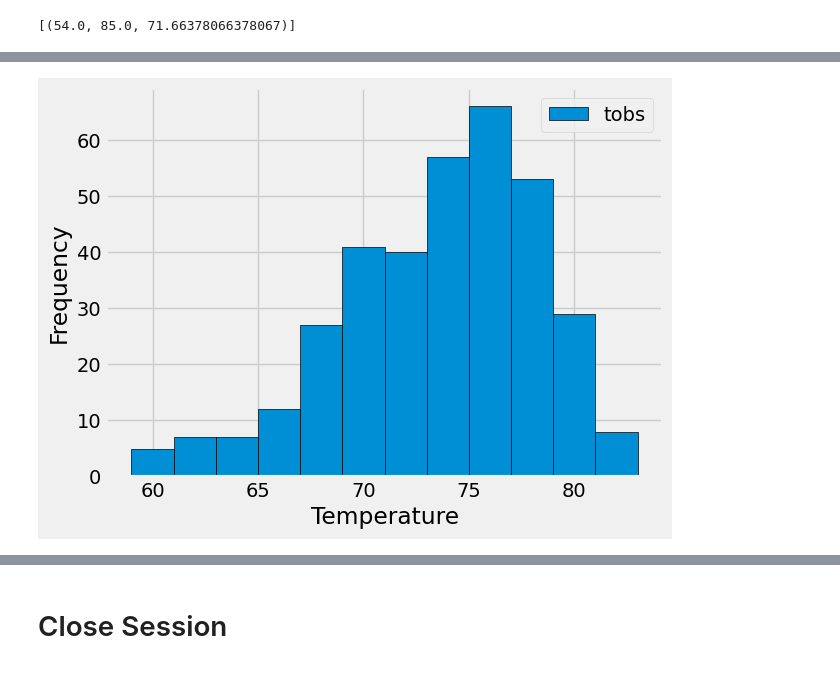
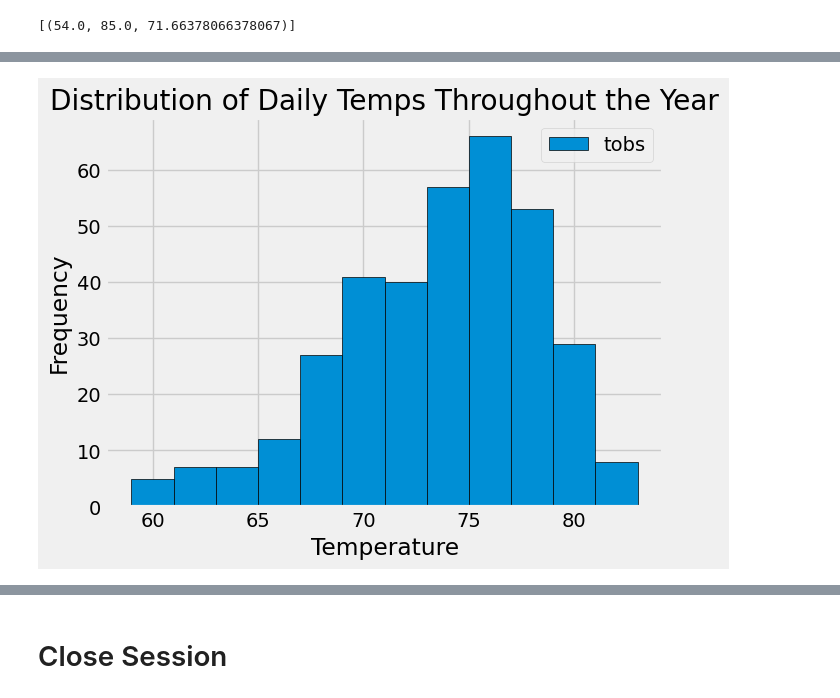
Before and after one commit to nmrodio/sqlalchemy-challenge, a Jupyter notebook: SurfsUp/climate_starter.ipynb, the cells around one changed output, grey strips where cells are left out. Drawn from its saved outputs; the diff is of its cells as text; code cells hidden in the pictures.

Commit message:
Finished code and comments for climate_starter.ipynb

```diff
--- a/SurfsUp/climate_starter.ipynb
+++ b/SurfsUp/climate_starter.ipynb
@@ -20,9 +20,9 @@ from sqlalchemy import create_engine, func, inspect
 engine = create_engine("sqlite:///Resources/hawaii.sqlite")
 # %%
 # reflect an existing database into a new model
-Base = automap_base()                                    ### !!!!!!!!!! I THINK THESE LINES OF CODE ARE IN THE APPRIORIATE SPOTS!!!!!!!!!!!!
+base = automap_base()
 
 
 # reflect the tables
-Base.prepare(autoload_with=engine)    # This is telling the "connection" to prepare the data and "autoload" the the data from the database using the "engine"
+base.prepare(autoload_with=engine)    # This is telling the "connection" to prepare the data and "autoload" the the data from the database using the "engine"
 # %%
@@ -38,10 +34,10 @@ Base.classes.keys()                                  #===============> COULDNT I
 # Save references to each table ==> "Save as variable"
 
 # Measurement Reference
-Measurement = Base.classes.measurement
+measurement = base.classes.measurement
 
 # Station Reference
-Station = Base.classes.station
+station = base.classes.station
 # %%
 # Create our session (link) from Python to the DB
 session = Session(engine)
@@ -232,22 +138,26 @@ print(most_active_station_temp_stats)
 # %%
 # Using the most active station id
 # Query the last 12 months of temperature observation data for this station and plot the results as a histogram
 
-# WRITE IN A COMMENT HERE
-top_station_last_year_temp = session.query(Measurement.tobs).\
-    filter(Measurement.date >= one_calendar_year_data, Measurement.station == 'USC00519281').all()
+# Query to retrieve ALL "tobs" data from measurement table (temp date) for the most active station
+#over the last 12 months "(measurement.date >= previous_year_date, measurement.station == 'USC00519281')" ==> "previous_year_date" was defined above!
+top_station_last_year_temp = session.query(measurement.tobs).\
+    filter(measurement.date >= previous_year_date, measurement.station == 'USC00519281').all()
 
-# Coverting results from query "station_temp DataFrame
-top_station_last_year_temp = pd.DataFrame(station_temp_query, columns=['Temperature'])
+# Coverting results from query "top_station_last_year_temp" into a DataFrame
+top_station_last_year_temp = pd.DataFrame(top_station_last_year_temp, columns=['Temperature'])
 
-# Ploting the histogram w/ x & y-axis labels
-plt.hist(top_station_last_year_temp['Temperature'], bins= 12, edgecolor='black')
+# Create the histogram using df.hist() method and setting the histogram into 12 bins for 12 months of a year
+top_station_last_year_temp.hist(bins=12, edgecolor='black')  # Adding black edges to bins for better readability (edgecolor = 'black')
+
+# Adding x & y-axis labels and title
+plt.title('Distribution of Daily Temps Throughout the Year')
 plt.xlabel('Temperature')
 plt.ylabel('Frequency')
-plt.grid(True)  # Adding in gridlines for better readability
-plt.legend(['tobs']) # Adding in legend
+plt.grid(True)  # Adding gridlines for better readability
+plt.legend(['tobs'])  # Adding a legend
 
-# Display the histogram
+# Displaying the histogram
 plt.show()
 # %% [output]
-[figure, old version]
+[figure, new version]
```
Also changed, not shown: parts of 16 cells of this notebook.
